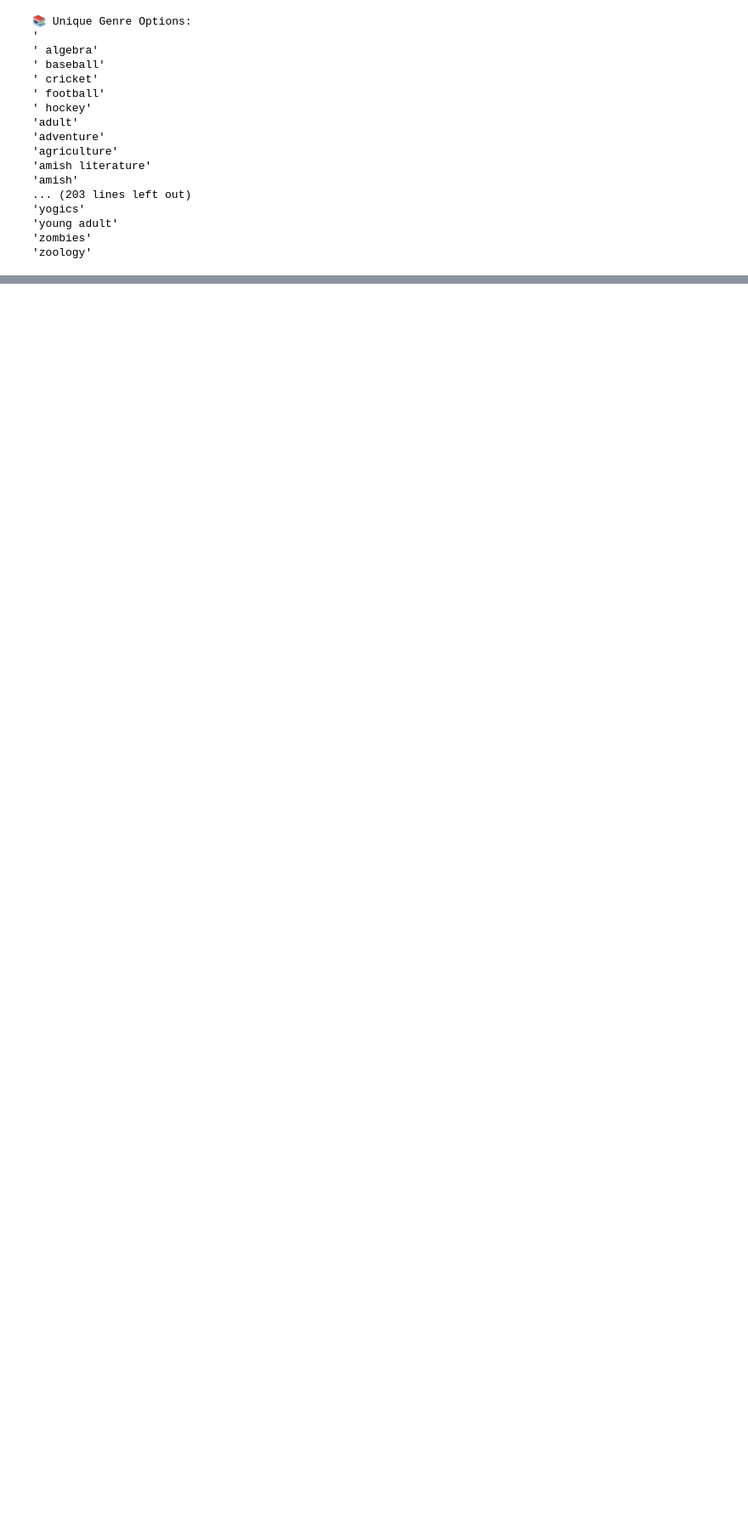
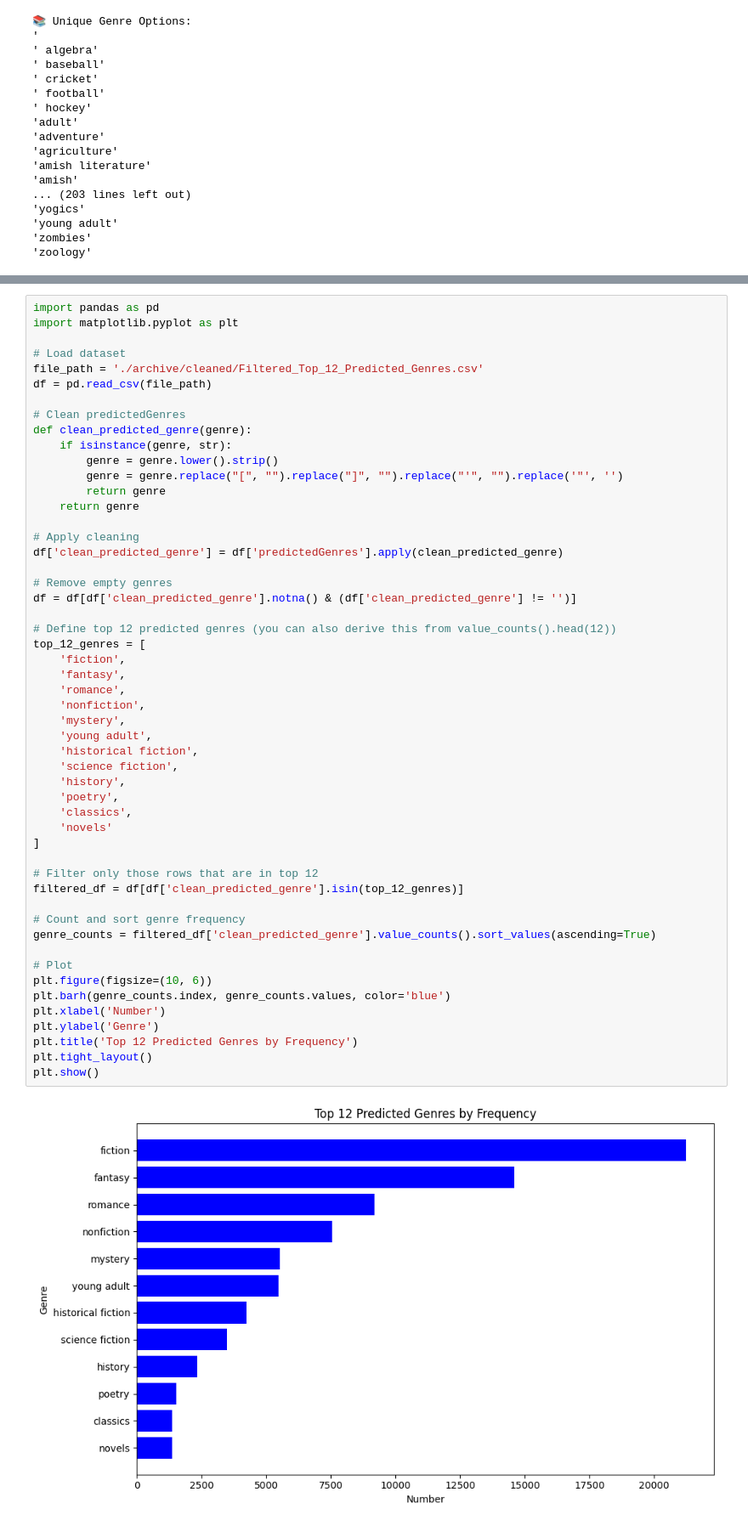
Before and after one commit to DataDriftHAW/BookLensX-NLP-DS-Project, a Jupyter notebook: ProjectFolder/testing_prediction_T5_rating_genre_titleGen_uni_GPU.ipynb, the cells around one changed output, grey strips where cells are left out. Shown at 85% size. Cells and saved outputs as stored; diff of their text form; blank space fills up the shorter version.

```diff
--- a/ProjectFolder/testing_prediction_T5_rating_genre_titleGen_uni_GPU.ipynb
+++ b/ProjectFolder/testing_prediction_T5_rating_genre_titleGen_uni_GPU.ipynb
@@ -260,0 +336,54 @@ for genre in sorted(unique_genres):
+# %%
+import pandas as pd
+import matplotlib.pyplot as plt
+
+# Load dataset
+file_path = './archive/cleaned/Filtered_Top_12_Predicted_Genres.csv'
+df = pd.read_csv(file_path)
+
+# Clean predictedGenres
+def clean_predicted_genre(genre):
+    if isinstance(genre, str):
+        genre = genre.lower().strip()
+        genre = genre.replace("[", "").replace("]", "").replace("'", "").replace('"', '')
+        return genre
+    return genre
+
+# Apply cleaning
+df['clean_predicted_genre'] = df['predictedGenres'].apply(clean_predicted_genre)
+
+# Remove empty genres
+df = df[df['clean_predicted_genre'].notna() & (df['clean_predicted_genre'] != '')]
+
+# Define top 12 predicted genres (you can also derive this from value_counts().head(12))
+top_12_genres = [
+    'fiction',
+    'fantasy',
+    'romance',
+    'nonfiction',
+    'mystery',
+    'young adult',
+    'historical fiction',
+    'science fiction',
+    'history',
+    'poetry',
+    'classics',
+    'novels'
+]
+
+# Filter only those rows that are in top 12
+filtered_df = df[df['clean_predicted_genre'].isin(top_12_genres)]
+
+# Count and sort genre frequency
+genre_counts = filtered_df['clean_predicted_genre'].value_counts().sort_values(ascending=True)
+
+# Plot
+plt.figure(figsize=(10, 6))
+plt.barh(genre_counts.index, genre_counts.values, color='blue')
+plt.xlabel('Number')
+plt.ylabel('Genre')
+plt.title('Top 12 Predicted Genres by Frequency')
+plt.tight_layout()
+plt.show()
+# %% [output]
+[figure, added]
```
Also changed, not shown: parts of 4 cells of this notebook, 5 other files.
